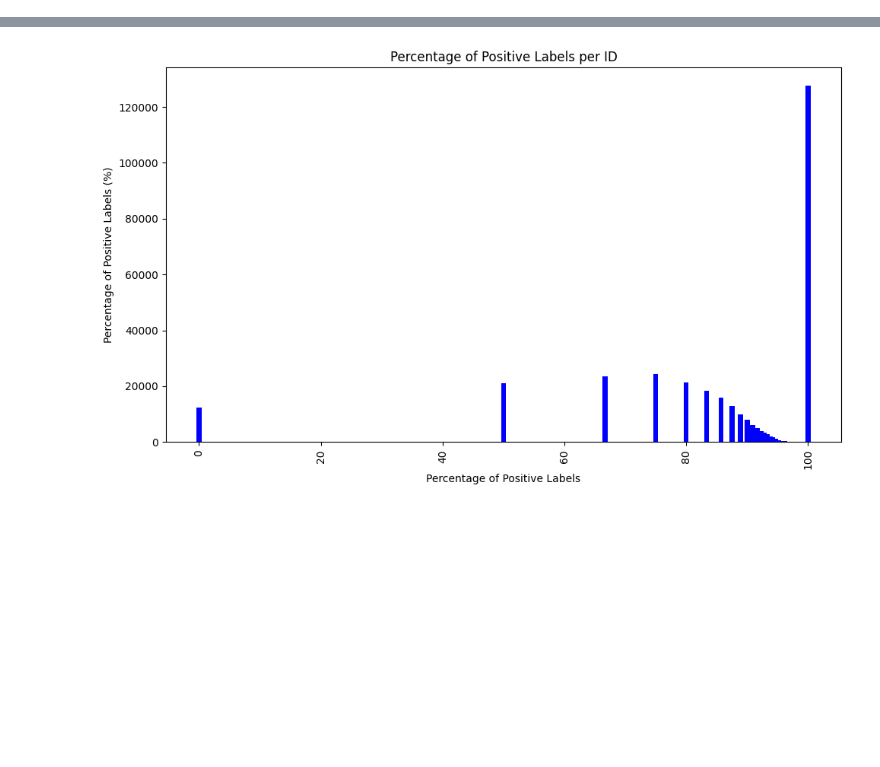
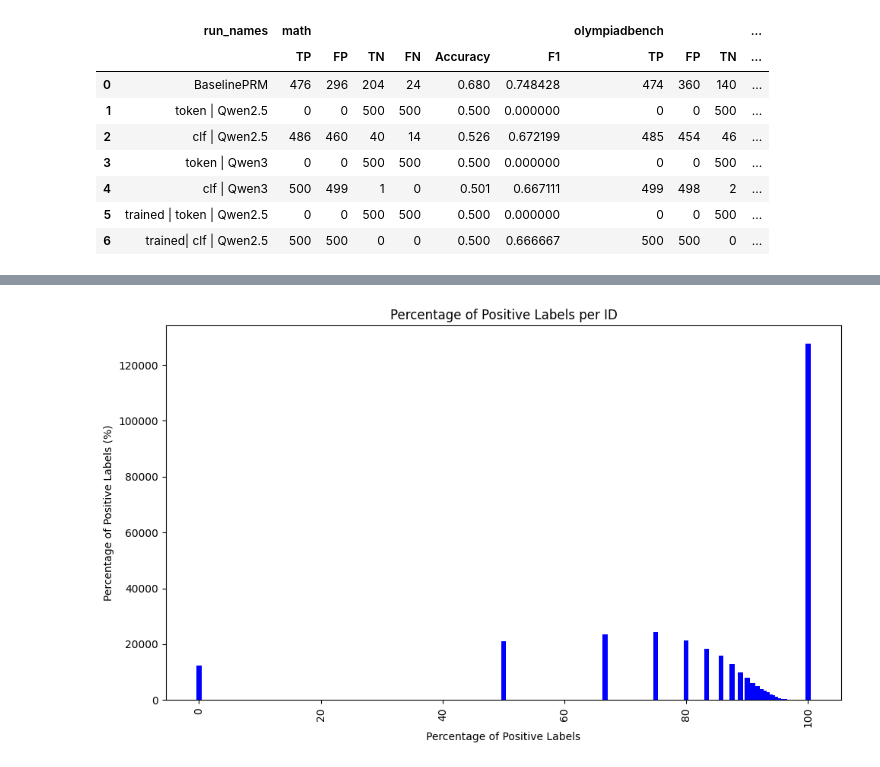
Before and after one commit to FrozenWolf-Cyber/Math-PRM, a Jupyter notebook: prm800k_analysis.ipynb, the cells around one changed output, grey strips where cells are left out. Cells and saved outputs as stored; diff of their text form; code cells hidden in the pictures; blank space fills up the shorter version.

```diff
--- a/prm800k_analysis.ipynb
+++ b/prm800k_analysis.ipynb
@@ -0,0 +228,40 @@
+# %%
+all_metrics = [
+    "TP",         # True Positives
+    "FP",         # False Positives
+    "TN",         # True Negatives
+    "FN",         # False Negatives
+    "Accuracy",   # Overall accuracy
+    "Precision",  # Precision = TP / (TP + FP)
+    "Recall",     # Recall = TP / (TP + FN)
+    "F1"          # Harmonic mean of Precision and Recall
+]
+
+# Pick metrics to show
+selected_metrics = [
+    "TP",         # True Positives
+    "FP",         # False Positives
+    "TN",         # True Negatives
+    "FN",         # False Negatives
+    "Accuracy",   # Overall accuracy
+    "F1"          # Harmonic mean of Precision and Recall
+]
+
+
+
+# Filter ProcessBench table
+filtered_processbench = df_processbench_full.loc[:, df_processbench_full.columns.get_level_values(1).isin(selected_metrics)]
+
+filtered_processbench.insert(0, 'run_names', run_names_manual)
+
+filtered_processbench
+# %% [output]
+|  | run_names | math |  |  |  |  |  | olympiadbench |  |  | ... |
+|  |  | TP | FP | TN | FN | Accuracy | F1 | TP | FP | TN | ... |
+| 0 | BaselinePRM | 476 | 296 | 204 | 24 | 0.680 | 0.748428 | 474 | 360 | 140 | ... |
+| 1 | token | Qwen2.5 | 0 | 0 | 500 | 500 | 0.500 | 0.000000 | 0 | 0 | 500 | ... |
+| 2 | clf | Qwen2.5 | 486 | 460 | 40 | 14 | 0.526 | 0.672199 | 485 | 454 | 46 | ... |
+| 3 | token | Qwen3 | 0 | 0 | 500 | 500 | 0.500 | 0.000000 | 0 | 0 | 500 | ... |
+| 4 | clf | Qwen3 | 500 | 499 | 1 | 0 | 0.501 | 0.667111 | 499 | 498 | 2 | ... |
+| 5 | trained | token | Qwen2.5 | 0 | 0 | 500 | 500 | 0.500 | 0.000000 | 0 | 0 | 500 | ... |
+| 6 | trained| clf | Qwen2.5 | 500 | 500 | 0 | 0 | 0.500 | 0.666667 | 500 | 500 | 0 | ... |
```
Also changed, not shown: parts of 12 cells of this notebook, 3 other files.
